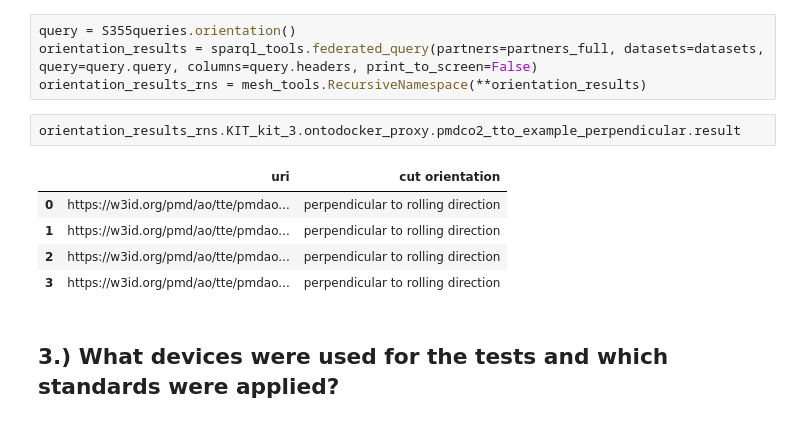
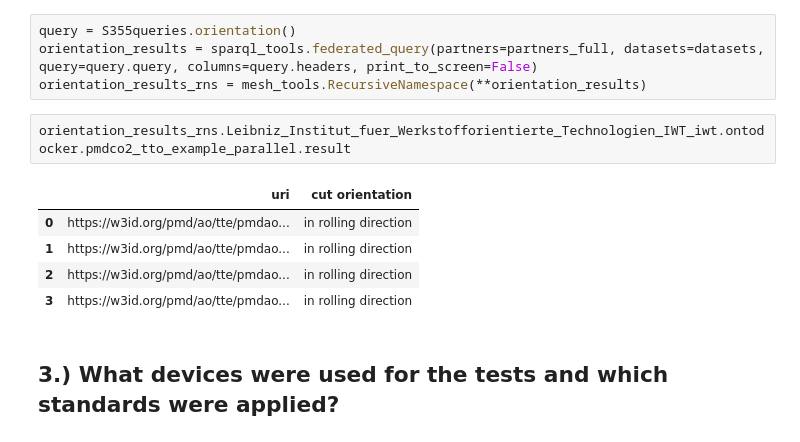
Before and after one commit to materialdigital/pmd-demonstrator, a Jupyter notebook: pmd_mesh-demonstrator/notebooks/03-data_exploration.ipynb, the cells around one changed output. Cells and saved outputs as stored; diff of their text form.

```diff
--- a/pmd_mesh-demonstrator/notebooks/03-data_exploration.ipynb
+++ b/pmd_mesh-demonstrator/notebooks/03-data_exploration.ipynb
@@ -229,13 +228,13 @@ query = S355queries.orientation()
 orientation_results = sparql_tools.federated_query(partners=partners_full, datasets=datasets, query=query.query, columns=query.headers, print_to_screen=False)
 orientation_results_rns = mesh_tools.RecursiveNamespace(**orientation_results)
 # %%
-orientation_results_rns.KIT_kit_3.ontodocker_proxy.pmdco2_tto_example_perpendicular.result
+orientation_results_rns.Leibniz_Institut_fuer_Werkstofforientierte_Technologien_IWT_iwt.ontodocker.pmdco2_tto_example_parallel.result
 # %% [output]
 |  | uri | cut orientation |
-| 0 | https://w3id.org/pmd/ao/tte/pmdao... | perpendicular to rolling direction |
-| 1 | https://w3id.org/pmd/ao/tte/pmdao... | perpendicular to rolling direction |
-| 2 | https://w3id.org/pmd/ao/tte/pmdao... | perpendicular to rolling direction |
-| 3 | https://w3id.org/pmd/ao/tte/pmdao... | perpendicular to rolling direction |
+| 0 | https://w3id.org/pmd/ao/tte/pmdao... | in rolling direction |
+| 1 | https://w3id.org/pmd/ao/tte/pmdao... | in rolling direction |
+| 2 | https://w3id.org/pmd/ao/tte/pmdao... | in rolling direction |
+| 3 | https://w3id.org/pmd/ao/tte/pmdao... | in rolling direction |
 # %% [markdown]
 ## 3.) What devices were used for the tests and which standards were applied?
 # %%
```
Also changed, not shown: parts of 24 cells of this notebook, 5 other files.
